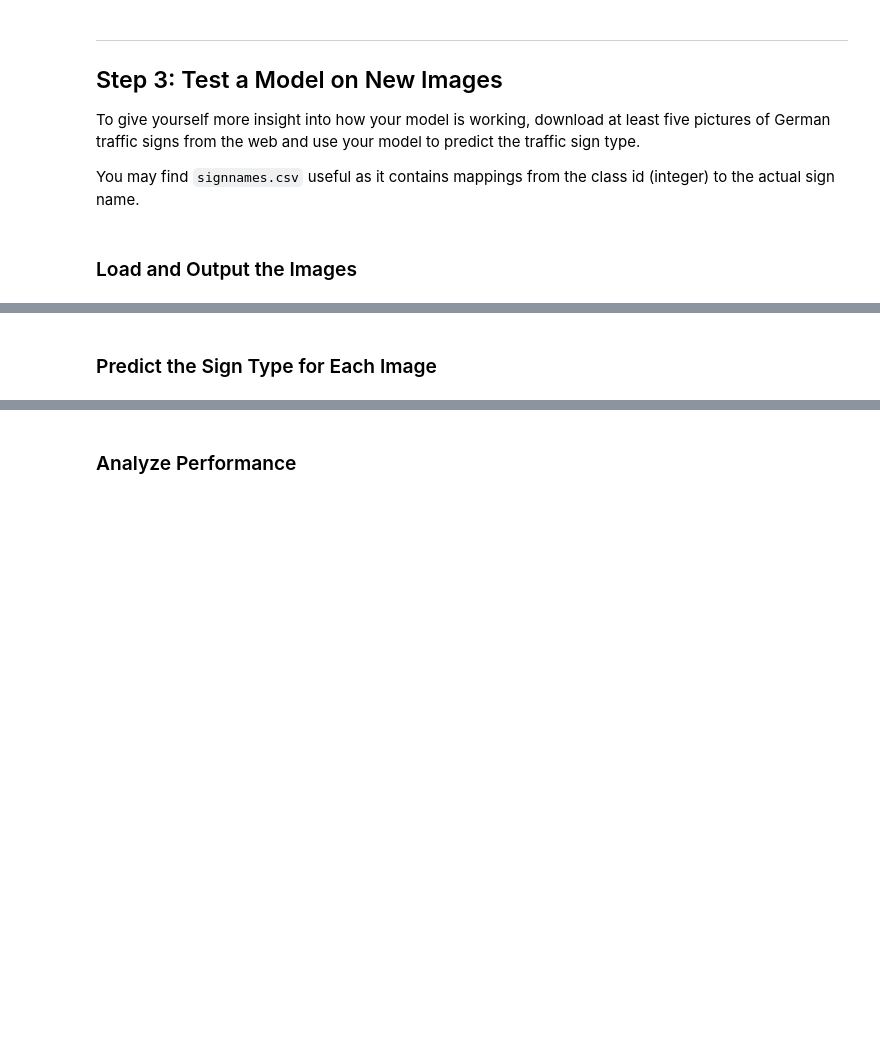
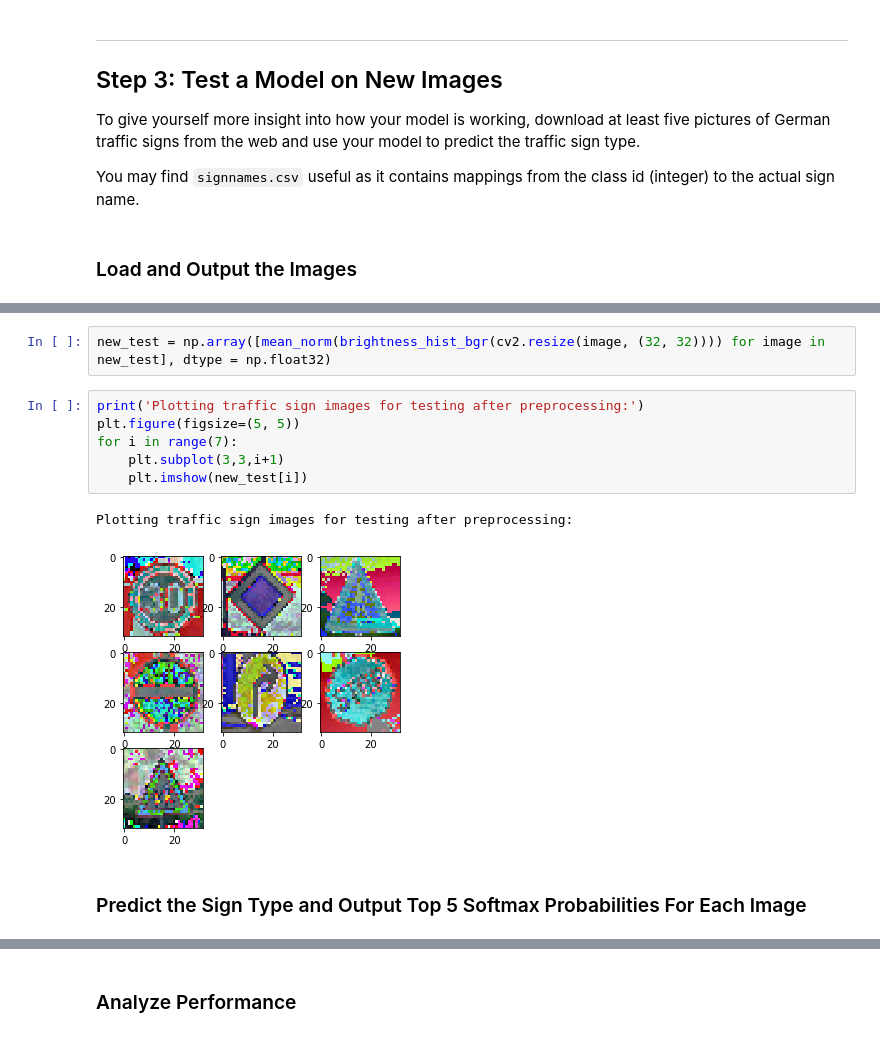
Before and after one commit to shuangxia/self-driving-car-engineer, a Jupyter notebook: P2-submission/Traffic_Sign_Classifier-solution.ipynb, the cells around one changed output, grey strips where cells are left out. Saved outputs shown, nothing was run; the diff lists cells and outputs as text; blank space fills up the shorter version.

```diff
--- a/P2-submission/Traffic_Sign_Classifier-solution.ipynb
+++ b/P2-submission/Traffic_Sign_Classifier-solution.ipynb
@@ -466,2 +507,13 @@ You may find `signnames.csv` useful as it contains mappings from the class id (i
+# %%
+new_test = np.array([mean_norm(brightness_hist_bgr(cv2.resize(image, (32, 32)))) for image in new_test], dtype = np.float32)
+# %%
+print('Plotting traffic sign images for testing after preprocessing:')
+plt.figure(figsize=(5, 5))
+for i in range(7):
+    plt.subplot(3,3,i+1)
+    plt.imshow(new_test[i])
+# %% [output]
+Plotting traffic sign images for testing after preprocessing:
+[figure, added]
 # %% [markdown]
-### Predict the Sign Type for Each Image
+### Predict the Sign Type and Output Top 5 Softmax Probabilities For Each Image
```
Also changed, not shown: parts of 22 cells of this notebook.
